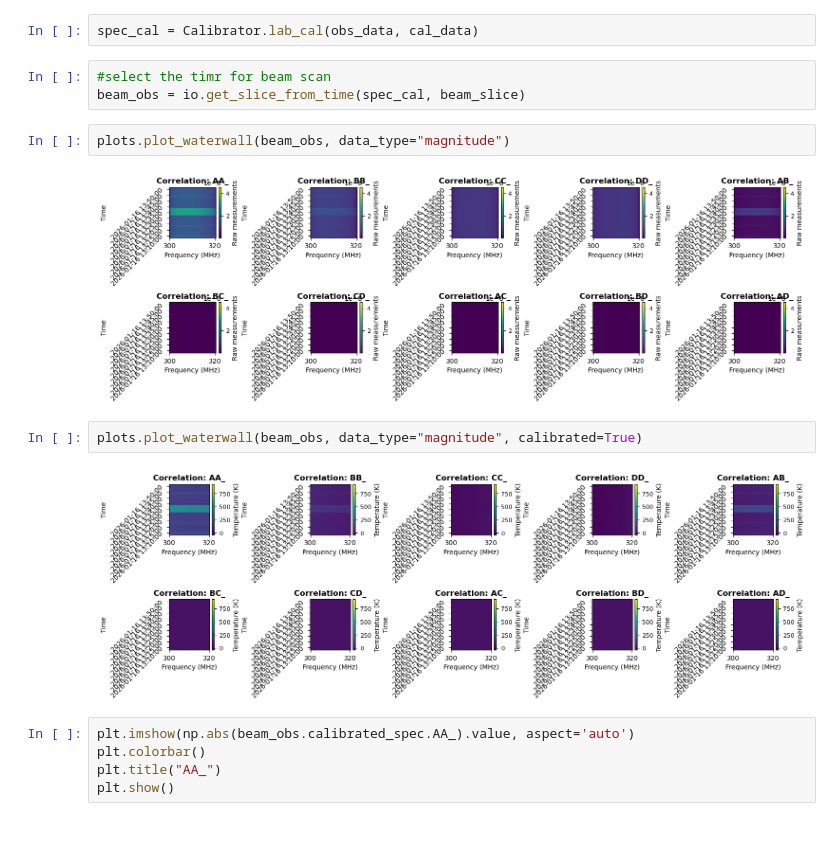
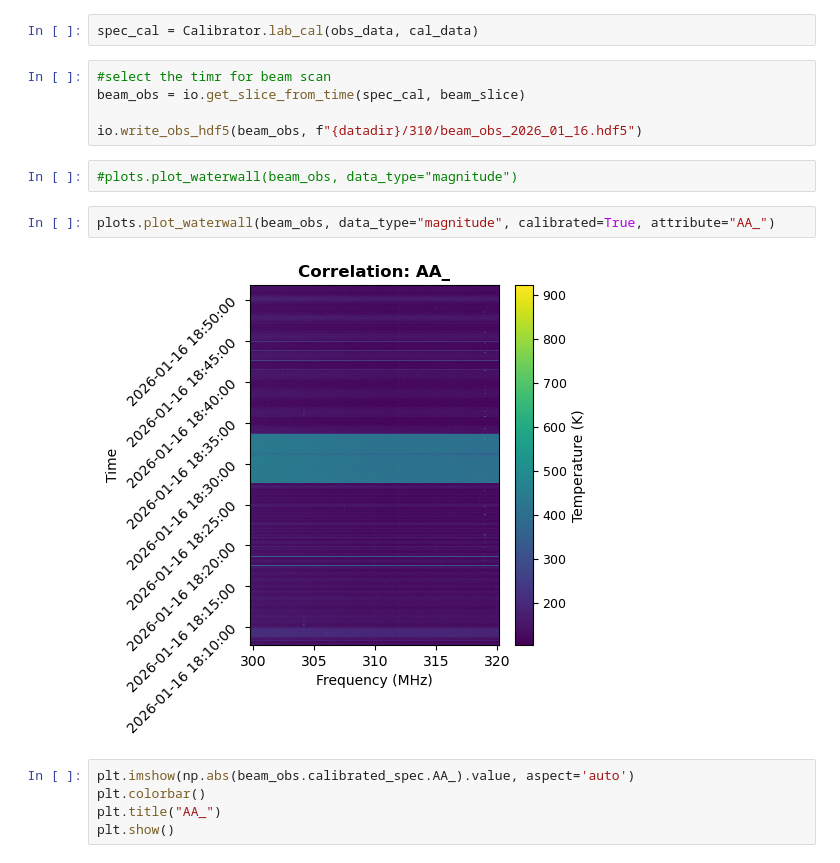
Before and after one commit to akvydula/skymap, a Jupyter notebook: notebooks/beam_jan_2026.ipynb, the cells around one changed output. Cells and saved outputs as stored; diff of their text form; blank space fills up the shorter version.

```diff
--- a/notebooks/beam_jan_2026.ipynb
+++ b/notebooks/beam_jan_2026.ipynb
@@ -86,14 +79,14 @@ spec_cal = Calibrator.lab_cal(obs_data, cal_data)
 # %%
 #select the timr for beam scan
 beam_obs = io.get_slice_from_time(spec_cal, beam_slice)
+
+io.write_obs_hdf5(beam_obs, f"{datadir}/310/beam_obs_2026_01_16.hdf5")
 # %%
-plots.plot_waterwall(beam_obs, data_type="magnitude")
+#plots.plot_waterwall(beam_obs, data_type="magnitude")
-# %% [output]
-[figure, removed]
 # %%
-plots.plot_waterwall(beam_obs, data_type="magnitude", calibrated=True)
+plots.plot_waterwall(beam_obs, data_type="magnitude", calibrated=True, attribute="AA_")
 # %% [output]
-[figure, old version]
+[figure, new version]
 # %%
 plt.imshow(np.abs(beam_obs.calibrated_spec.AA_).value, aspect='auto')
 plt.colorbar()
```
Also changed, not shown: parts of 16 cells of this notebook, 4 other files.
